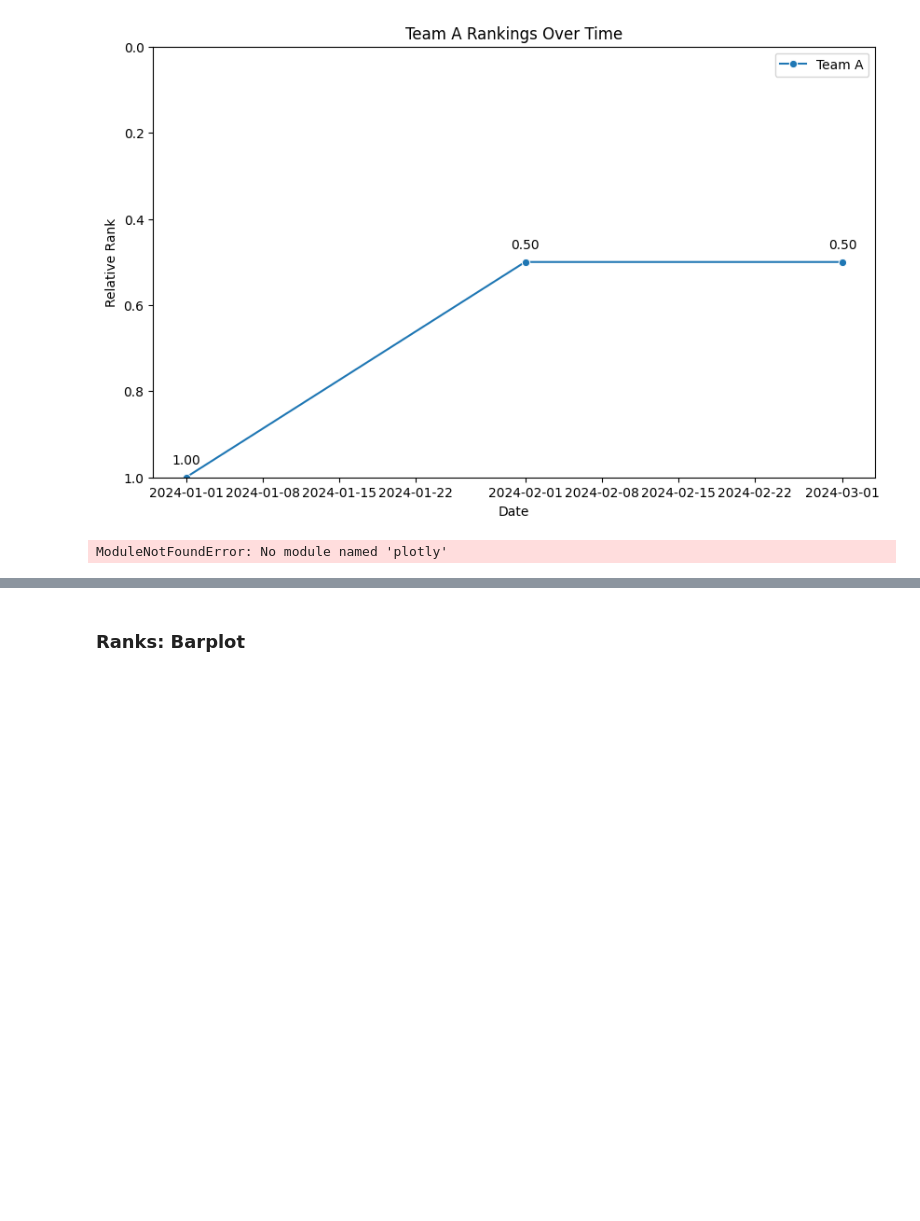
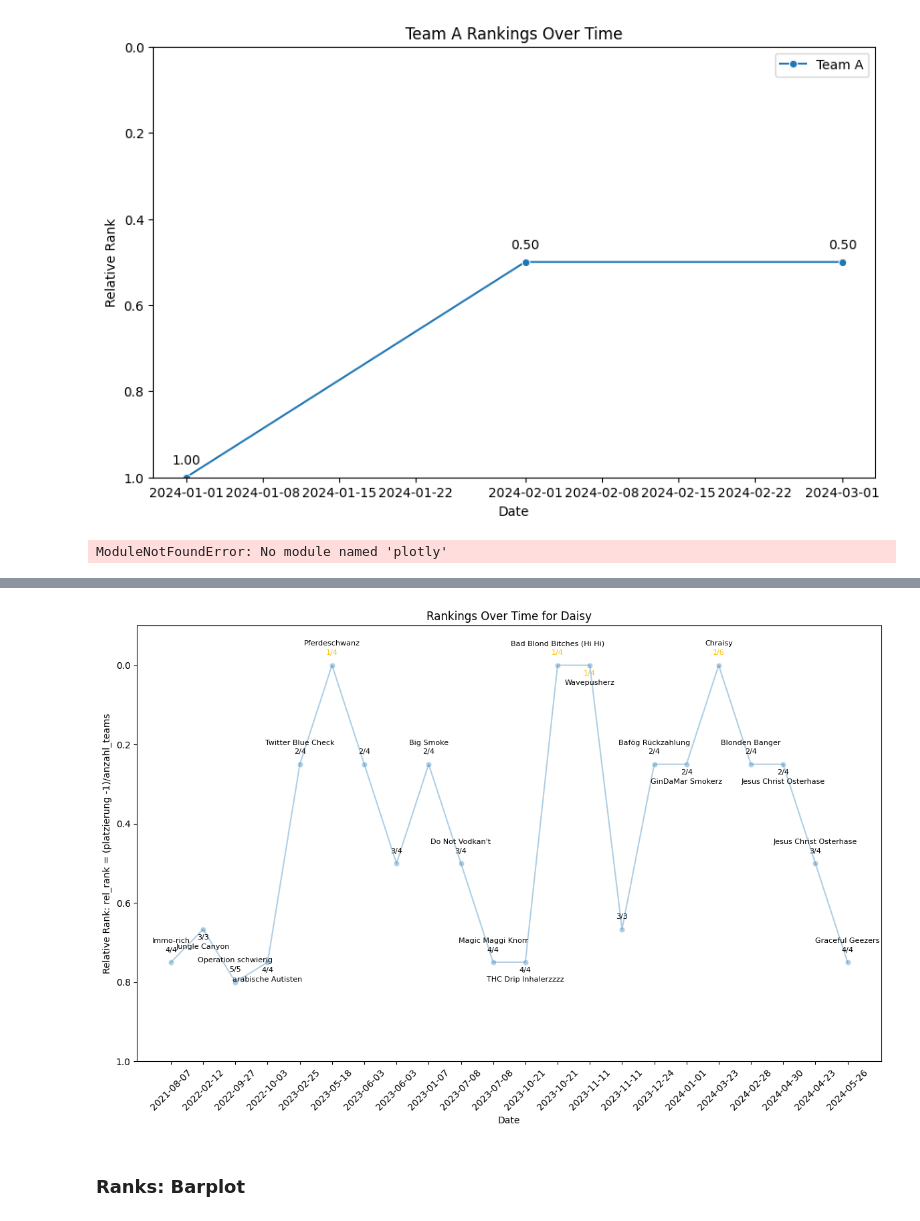
Before and after one commit to njctn/werfen, a Jupyter notebook: werfen_statistik2.ipynb, the cells around one changed output, grey strips where cells are left out. Saved outputs shown, nothing was run; the diff lists cells and outputs as text; code cells hidden in the pictures; blank space fills up the shorter version.

```diff
--- a/werfen_statistik2.ipynb
+++ b/werfen_statistik2.ipynb
@@ -587,3 +796,7 @@ TypeError: Invalid type <class 'numpy.ndarray'>. Must be int or float.
+# %%
+test3 = ranks3('Daisy')
+# %% [output]
+[figure, added]
 # %% [markdown]
 ### Ranks: Barplot
 # %%
```
Also changed, not shown: parts of 30 cells of this notebook.
